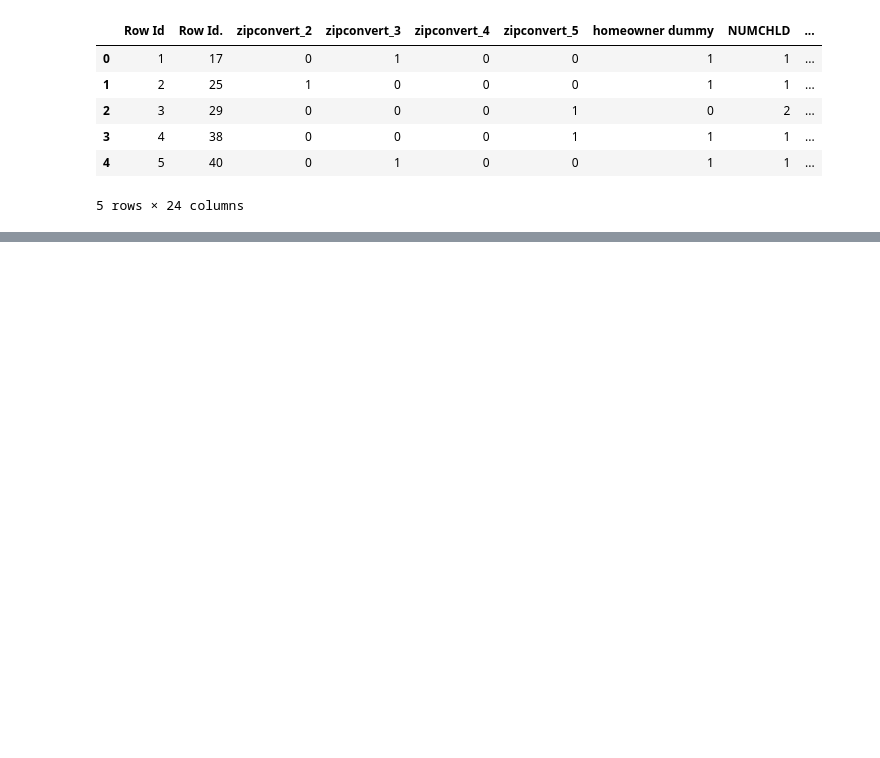
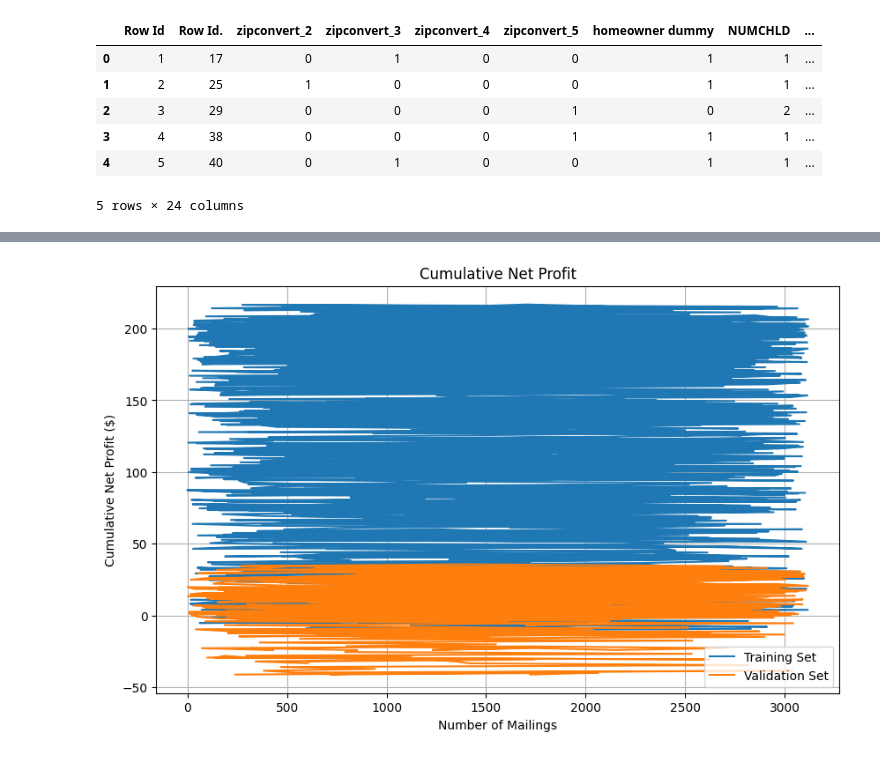
Before and after one commit to Gabeleo24/ADS-505-01, a Jupyter notebook: Mod 04/Assignment 4.1/Assignment 4.1.ipynb, the cells around one changed output, grey strips where cells are left out. Cells and saved outputs as stored; diff of their text form; code cells hidden in the pictures; blank space fills up the shorter version.

```diff
--- a/Mod 04/Assignment 4.1/Assignment 4.1.ipynb
+++ b/Mod 04/Assignment 4.1/Assignment 4.1.ipynb
@@ -31,0 +98,7 @@ KeyError: "['Amount'] not found in axis"
+# %%
+from sklearn.model_selection import train_test_split
+from sklearn.linear_model import LinearRegression
+from sklearn.metrics import mean_squared_error
+
+# 6. Data Preparation
+train, val = train_test_split(df,test_size=0.2, random_state=12345)
@@ -31,0 +184,58 @@ KeyError: "['Amount'] not found in axis"
+# %%
+import pandas as pd
+import numpy as np
+
+# Assuming y_train, y_val are defined
+# y_train and y_val are the actual labels
+
+# Constants
+expected_donation = 13.00
+mailing_cost = 0.68
+response_rate = 0.051
+oversampling_weight_donors = 0.5 / response_rate
+oversampling_weight_non_donors = 0.5 / (1 - response_rate)
+
+# Function to calculate net profit
+def calculate_net_profit(y_true, y_pred_prob):
+    data = pd.DataFrame({'true': y_true, 'pred_prob': y_pred_prob})
+    data = data.sort_values(by='pred_prob', ascending=False)
+
+    # Calculate net profit for each row
+    data['net_profit'] = np.where(data['true'] == 1, expected_donation - mailing_cost, -mailing_cost)
+
+    # Adjust for oversampling weights
+    data['net_profit_adjusted'] = np.where(
+        data['true'] == 1,
+        data['net_profit'] / oversampling_weight_donors,
+        data['net_profit'] / oversampling_weight_non_donors
+    )
+
+    # Calculate cumulative net profit
+    data['cumulative_net_profit'] = data['net_profit_adjusted'].cumsum()
+
+    return data
+
+# Predict probabilities for training and validation sets
+y_train_pred_prob = log_reg.predict_proba(X_train)[:, 1]
+y_val_pred_prob = log_reg.predict_proba(X_val)[:, 1]
+
+# Calculate net profit for training set
+train_net_profit = calculate_net_profit(y_train, y_train_pred_prob)
+
+# Calculate net profit for validation set
+val_net_profit = calculate_net_profit(y_val, y_val_pred_prob)
+
+# Plot cumulative net profit
+import matplotlib.pyplot as plt
+
+plt.figure(figsize=(10, 6))
+plt.plot(train_net_profit['cumulative_net_profit'], label='Training Set')
+plt.plot(val_net_profit['cumulative_net_profit'], label='Validation Set')
+plt.title('Cumulative Net Profit')
+plt.xlabel('Number of Mailings')
+plt.ylabel('Cumulative Net Profit ($)')
+plt.legend()
+plt.grid(True)
+plt.show()
+# %% [output]
+[figure, added]
```
Also changed, not shown: parts of 8 cells of this notebook.
